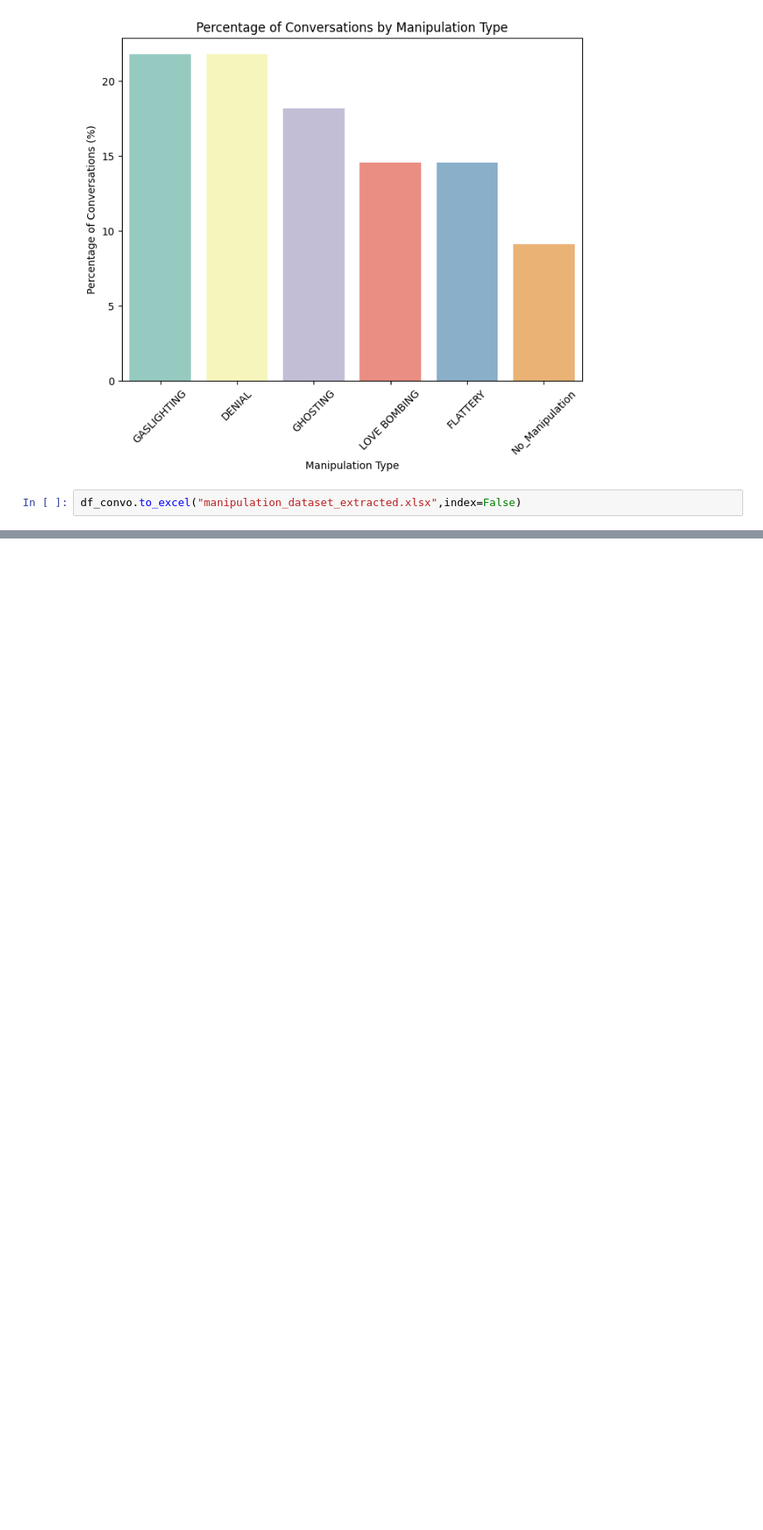
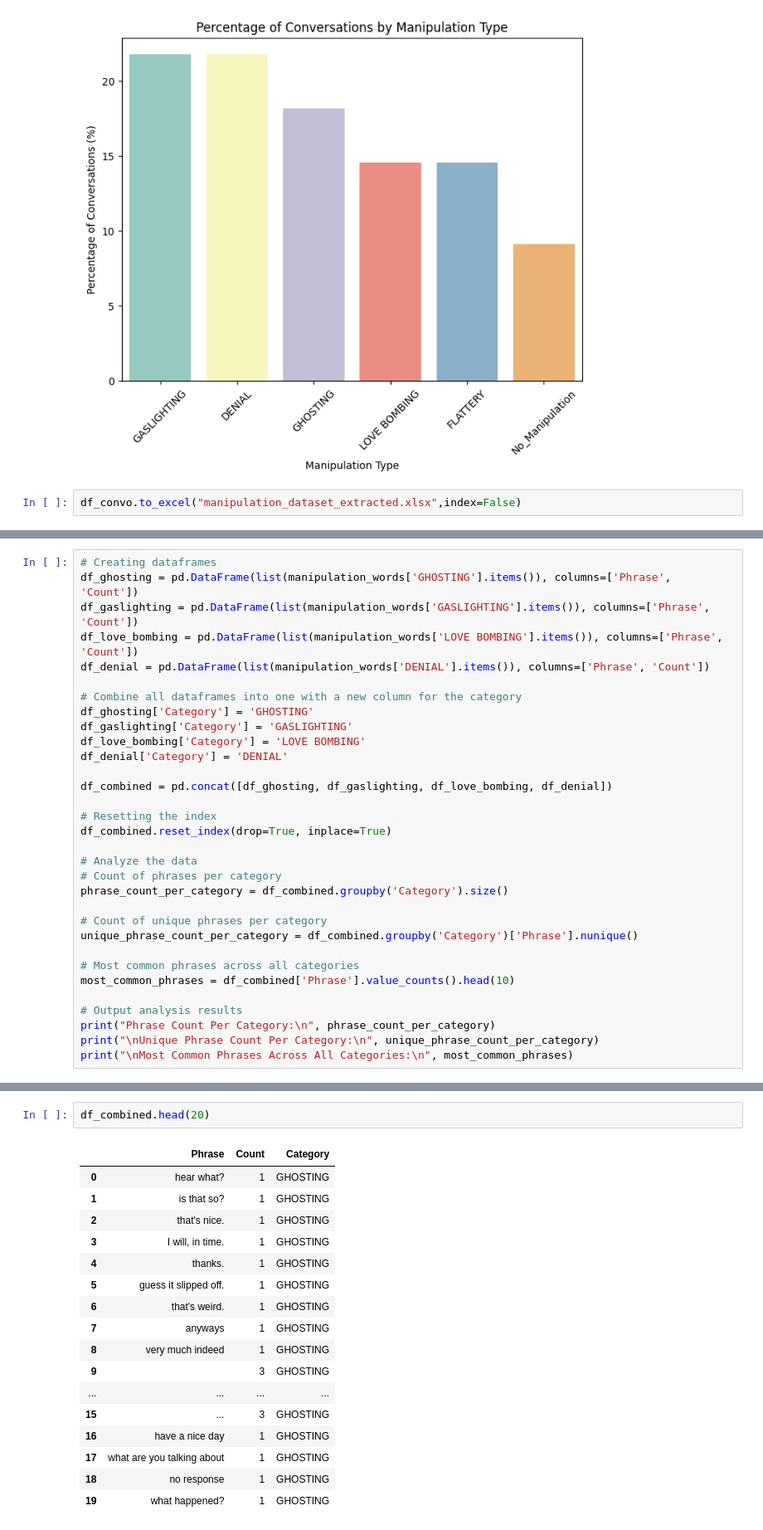
Before and after one commit to JPrasuk31/MajorProject, a Jupyter notebook: Convo_data.ipynb, the cells around one changed output, grey strips where cells are left out. Shown at 83% size. Cells and saved outputs as stored; diff of their text form; blank space fills up the shorter version.

```diff
--- a/Convo_data.ipynb
+++ b/Convo_data.ipynb
@@ -437,0 +518,32 @@ df_convo.to_excel("manipulation_dataset_extracted.xlsx",index=False)
+# %%
+# Creating dataframes
+df_ghosting = pd.DataFrame(list(manipulation_words['GHOSTING'].items()), columns=['Phrase', 'Count'])
+df_gaslighting = pd.DataFrame(list(manipulation_words['GASLIGHTING'].items()), columns=['Phrase', 'Count'])
+df_love_bombing = pd.DataFrame(list(manipulation_words['LOVE BOMBING'].items()), columns=['Phrase', 'Count'])
+df_denial = pd.DataFrame(list(manipulation_words['DENIAL'].items()), columns=['Phrase', 'Count'])
+
+# Combine all dataframes into one with a new column for the category
+df_ghosting['Category'] = 'GHOSTING'
+df_gaslighting['Category'] = 'GASLIGHTING'
+df_love_bombing['Category'] = 'LOVE BOMBING'
+df_denial['Category'] = 'DENIAL'
+
+df_combined = pd.concat([df_ghosting, df_gaslighting, df_love_bombing, df_denial])
+
+# Resetting the index
+df_combined.reset_index(drop=True, inplace=True)
+
+# Analyze the data
+# Count of phrases per category
+phrase_count_per_category = df_combined.groupby('Category').size()
+
+# Count of unique phrases per category
+unique_phrase_count_per_category = df_combined.groupby('Category')['Phrase'].nunique()
+
+# Most common phrases across all categories
+most_common_phrases = df_combined['Phrase'].value_counts().head(10)
+
+# Output analysis results
+print("Phrase Count Per Category:\n", phrase_count_per_category)
+print("\nUnique Phrase Count Per Category:\n", unique_phrase_count_per_category)
+print("\nMost Common Phrases Across All Categories:\n", most_common_phrases)
@@ -437,0 +568,20 @@ df_convo.to_excel("manipulation_dataset_extracted.xlsx",index=False)
+# %%
+df_combined.head(20)
+# %% [output]
+|  | Phrase | Count | Category |
+| 0 | hear what? | 1 | GHOSTING |
+| 1 | is that so? | 1 | GHOSTING |
+| 2 | that's nice. | 1 | GHOSTING |
+| 3 | I will, in time. | 1 | GHOSTING |
+| 4 | thanks. | 1 | GHOSTING |
+| 5 | guess it slipped off. | 1 | GHOSTING |
+| 6 | that's weird. | 1 | GHOSTING |
+| 7 | anyways | 1 | GHOSTING |
+| 8 | very much indeed | 1 | GHOSTING |
+| 9 |  | 3 | GHOSTING |
+| ... | ... | ... | ... |
+| 15 | ... | 3 | GHOSTING |
+| 16 | have a nice day | 1 | GHOSTING |
+| 17 | what are you talking about | 1 | GHOSTING |
+| 18 | no response | 1 | GHOSTING |
+| 19 | what happened? | 1 | GHOSTING |
```
Also changed, not shown: parts of 8 cells of this notebook, 4 other files.
